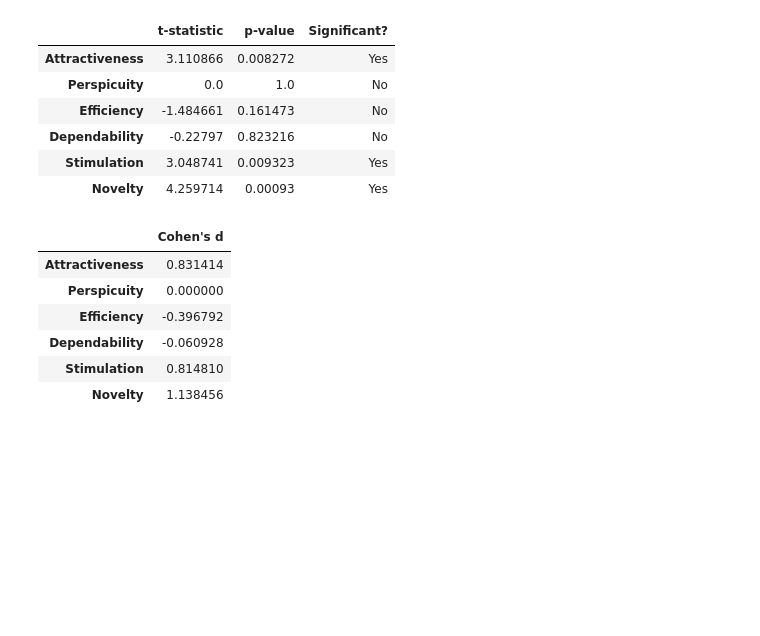
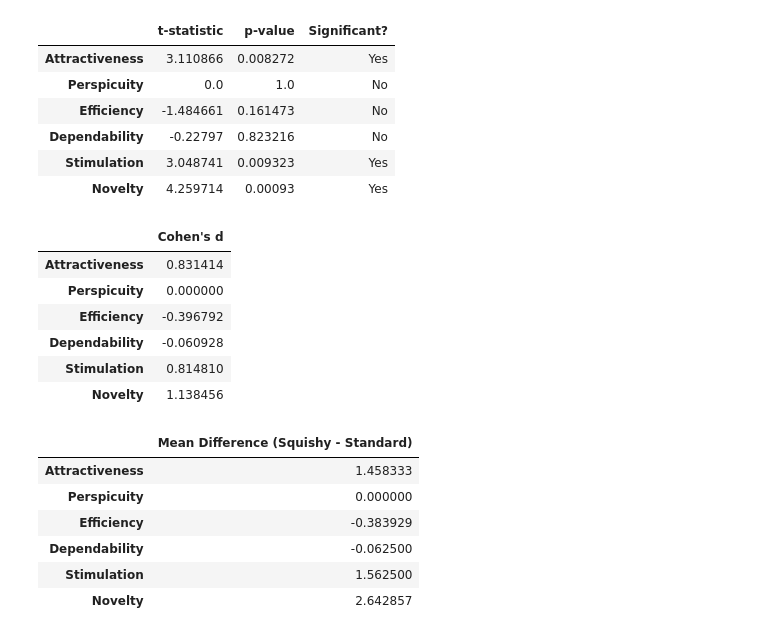
Before and after one commit to Phlipinator/Squishy-Data-Analysis, a Jupyter notebook: UEQ_MeanOverTasks.ipynb, the cells around one changed output. Drawn from its saved outputs; the diff is of its cells as text; code cells hidden in the pictures; blank space fills up the shorter version.

Commit message:
Adds mean difference to UES and UEQ

```diff
--- a/UEQ_MeanOverTasks.ipynb
+++ b/UEQ_MeanOverTasks.ipynb
@@ -381,3 +381,25 @@ df_cohens_d
 | Dependability | -0.060928 |
 | Stimulation | 0.814810 |
 | Novelty | 1.138456 |
+# %%
+mean_differences = {}
+
+for scale in scales:
+    # Compute individual differences per participant
+    diff = df_scores[f"{scale}_Squishy"] - df_scores[f"{scale}_Standard"]
+
+    # Compute mean difference
+    mean_differences[scale] = diff.mean()
+
+# Convert to DataFrame for easier viewing
+df_mean_differences = pd.DataFrame.from_dict(mean_differences, orient='index', columns=["Mean Difference (Squishy - Standard)"])
+
+df_mean_differences
+# %% [output]
+|  | Mean Difference (Squishy - Standard) |
+| Attractiveness | 1.458333 |
+| Perspicuity | 0.000000 |
+| Efficiency | -0.383929 |
+| Dependability | -0.062500 |
+| Stimulation | 1.562500 |
+| Novelty | 2.642857 |
```
Also changed, not shown: 1 other file.
